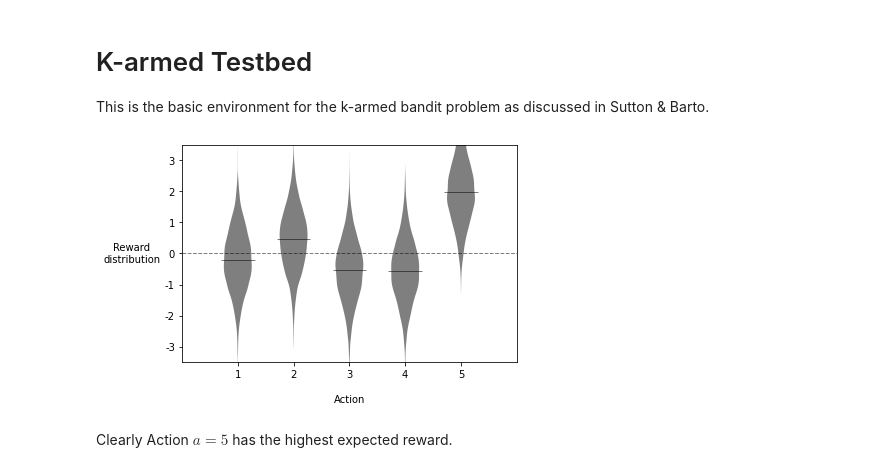
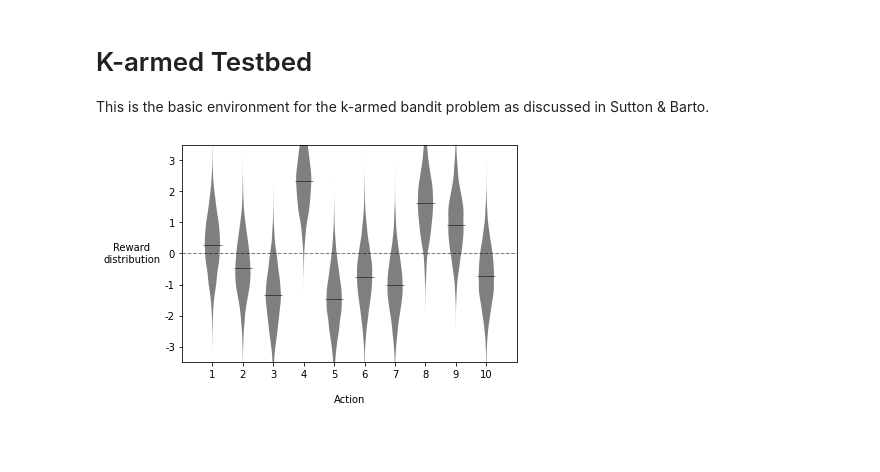
Before and after one commit to StanleyTuz/reinforcement-learning, a Jupyter notebook: sutton_barto/ch2.ipynb, the cells around one changed output. Drawn from its saved outputs; the diff is of its cells as text; code cells hidden in the pictures; blank space fills up the shorter version.

```diff
--- a/sutton_barto/ch2.ipynb
+++ b/sutton_barto/ch2.ipynb
@@ -13,18 +5,16 @@ This is the basic environment for the k-armed bandit problem as discussed in Sut
 # %%
 import matplotlib.pyplot as plt
 import numpy as np
 import interface
 import agents
 import environments
 
-k=5
-env = environments.KArmedBandit(k=5, seed=12345)
+k=10
+env = environments.KArmedBandit(k=k, seed=124)
 fig, ax = plt.subplots()
 env.plot_reward_dists(ax)
 # %% [output]
-[figure, old version]
+[figure, new version]
-# %% [markdown]
-Clearly Action $a=5$ has the highest expected reward.
 # %%
 print(f"Most optimal action: {env.opt_action+1}")
 # %% [output]
```
Also changed, not shown: parts of 11 cells of this notebook, 1 other file.
